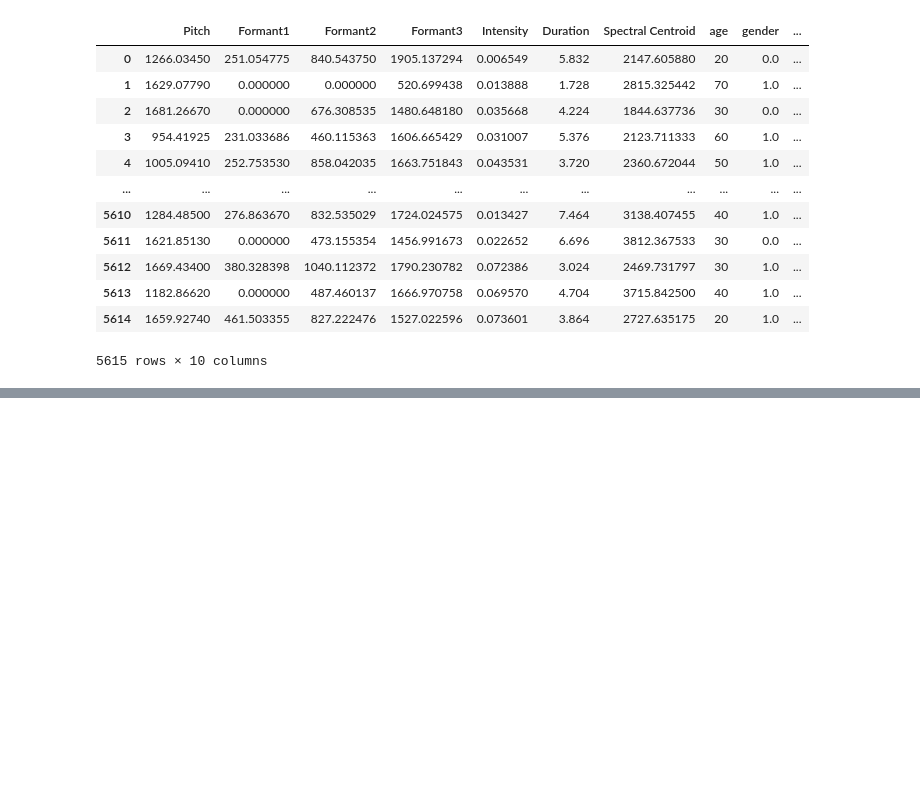
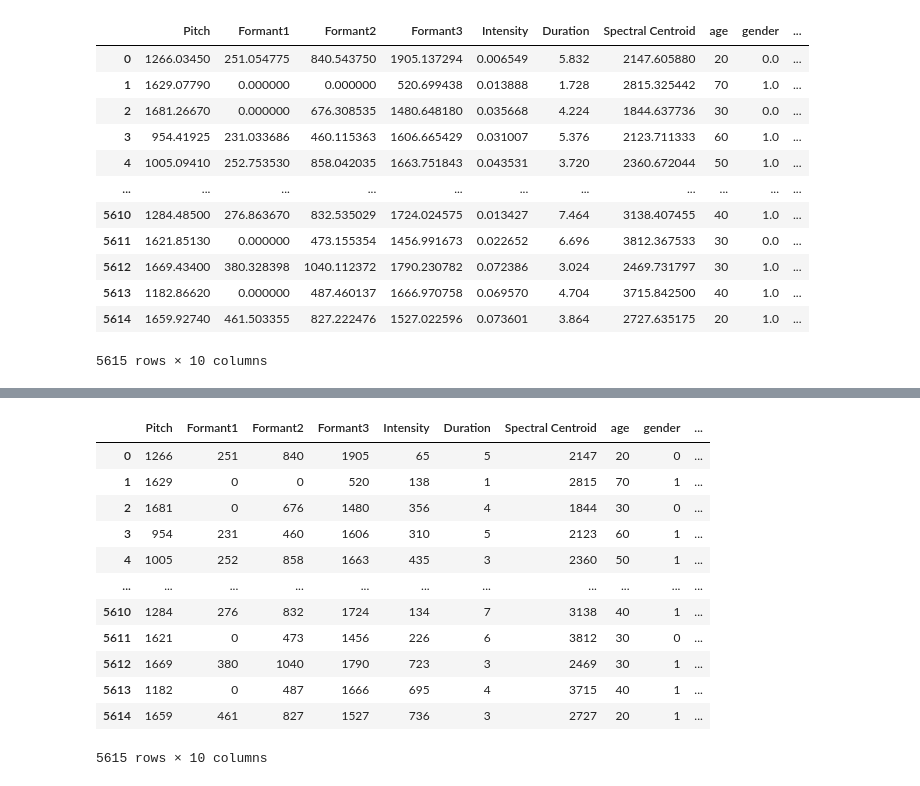
Before and after one commit to m01omer/Self-Taught-ML, a Jupyter notebook: Decision tree.ipynb, the cells around one changed output, grey strips where cells are left out. Cells and saved outputs as stored; diff of their text form; code cells hidden in the pictures; blank space fills up the shorter version.

```diff
--- a/Decision tree.ipynb
+++ b/Decision tree.ipynb
@@ -40,3 +55,21 @@ dtype: int64
+# %%
+for Col in df.columns:
+    df[Col] = df[Col].astype(int)
+df
+# %% [output]
+|  | Pitch | Formant1 | Formant2 | Formant3 | Intensity | Duration | Spectral Centroid | age | gender | ... |
+| 0 | 1266 | 251 | 840 | 1905 | 65 | 5 | 2147 | 20 | 0 | ... |
+| 1 | 1629 | 0 | 0 | 520 | 138 | 1 | 2815 | 70 | 1 | ... |
+| 2 | 1681 | 0 | 676 | 1480 | 356 | 4 | 1844 | 30 | 0 | ... |
+| 3 | 954 | 231 | 460 | 1606 | 310 | 5 | 2123 | 60 | 1 | ... |
+| 4 | 1005 | 252 | 858 | 1663 | 435 | 3 | 2360 | 50 | 1 | ... |
+| ... | ... | ... | ... | ... | ... | ... | ... | ... | ... | ... |
+| 5610 | 1284 | 276 | 832 | 1724 | 134 | 7 | 3138 | 40 | 1 | ... |
+| 5611 | 1621 | 0 | 473 | 1456 | 226 | 6 | 3812 | 30 | 0 | ... |
+| 5612 | 1669 | 380 | 1040 | 1790 | 723 | 3 | 2469 | 30 | 1 | ... |
+| 5613 | 1182 | 0 | 487 | 1666 | 695 | 4 | 3715 | 40 | 1 | ... |
+| 5614 | 1659 | 461 | 827 | 1527 | 736 | 3 | 2727 | 20 | 1 | ... |
+5615 rows × 10 columns
 # %%
 sns.heatmap(df.corr(), annot=True, cmap='coolwarm')
 plt.show()
```
Also changed, not shown: parts of 17 cells of this notebook, 1 other file.
